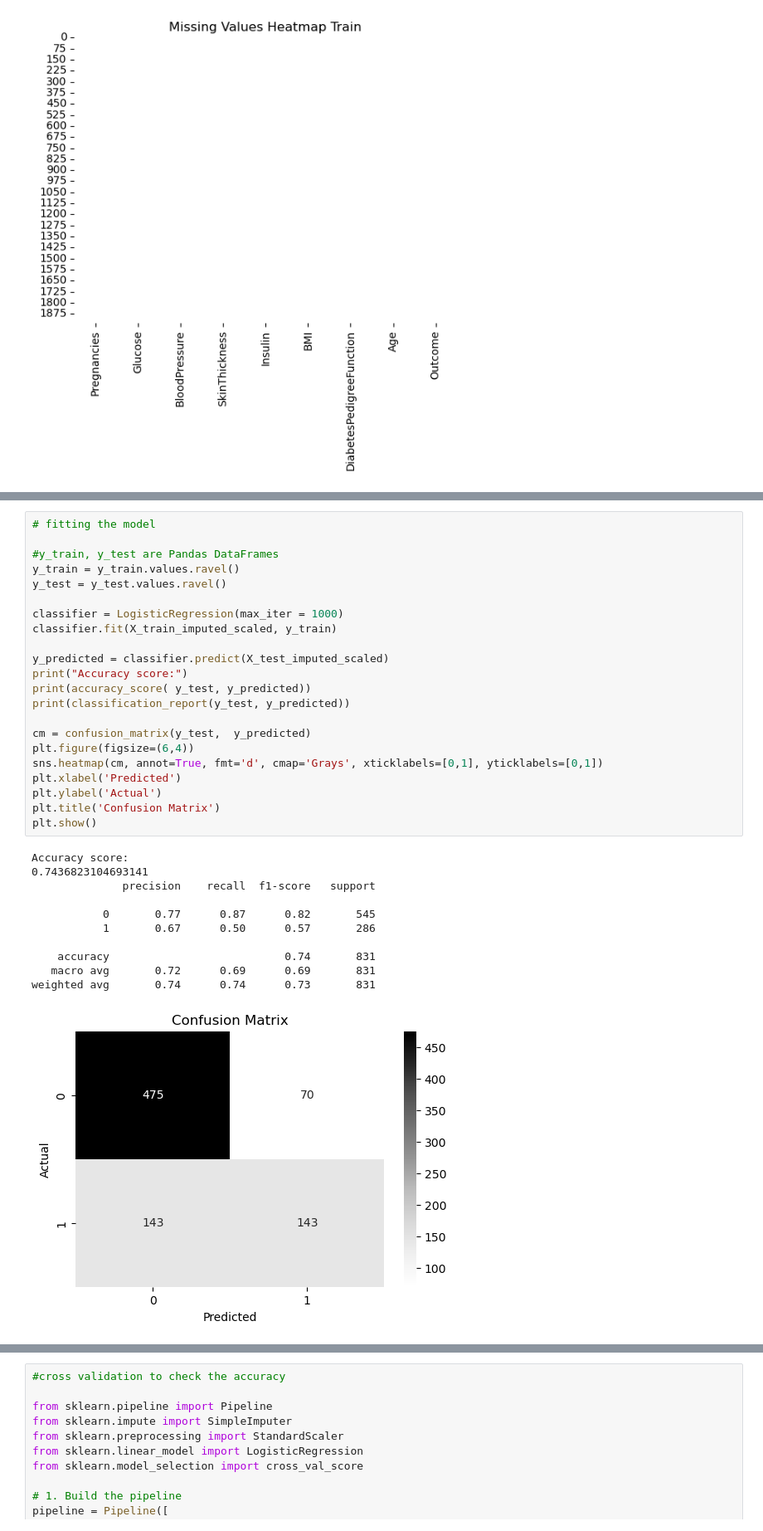
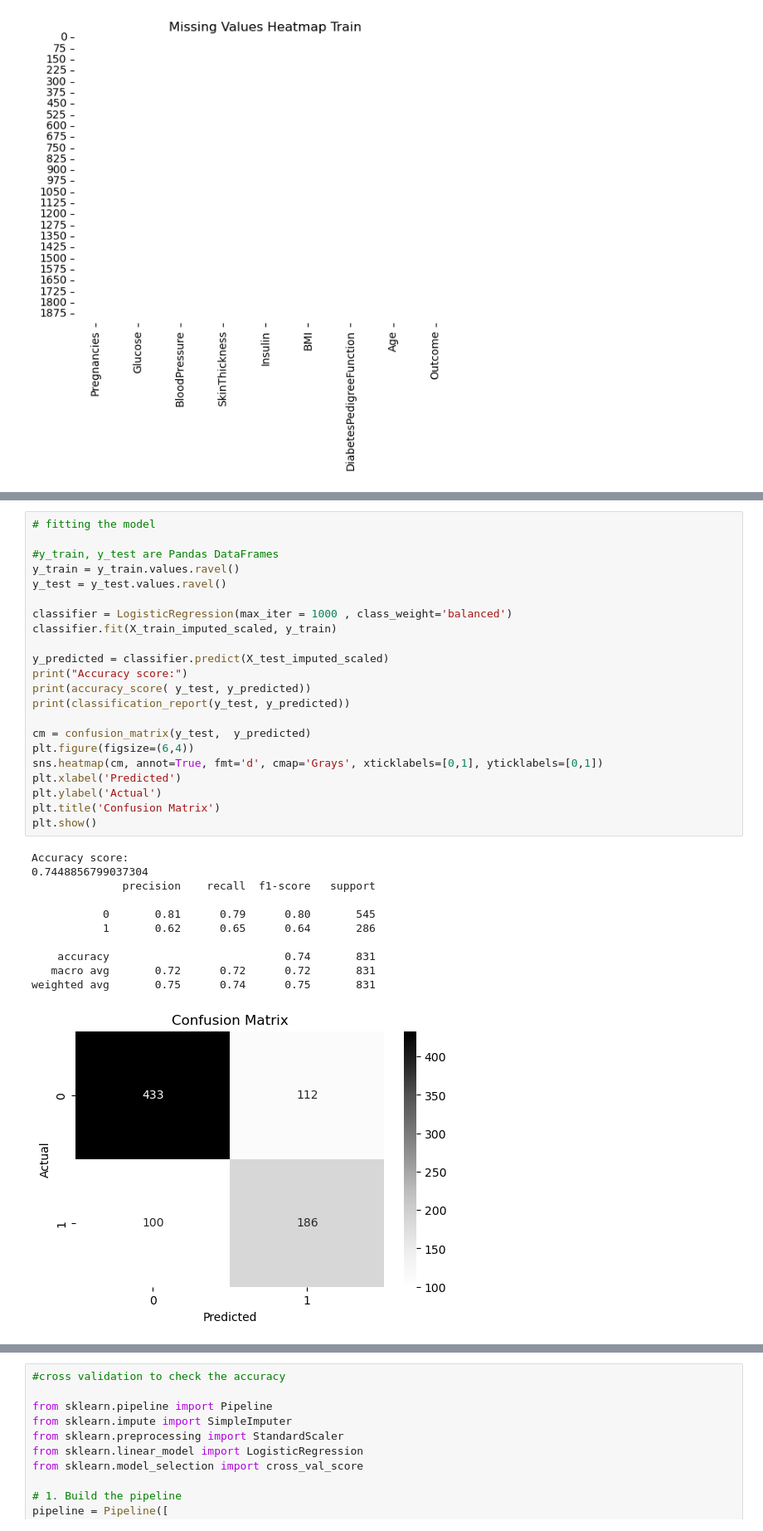
Before and after one commit to VenumiV/diabetes-predictor-ml-flask, a Jupyter notebook: notebooks/FC212039_Thusharangi/FC212039_LogisticRegression.ipynb, the cells around one changed output, grey strips where cells are left out. Shown at 83% size. Cells and saved outputs as stored; diff of their text form.

```diff
--- a/notebooks/FC212039_Thusharangi/FC212039_LogisticRegression.ipynb
+++ b/notebooks/FC212039_Thusharangi/FC212039_LogisticRegression.ipynb
@@ -124,34 +133,34 @@ Training set
 # %%
 # fitting the model
 
 #y_train, y_test are Pandas DataFrames
 y_train = y_train.values.ravel()
 y_test = y_test.values.ravel()
 
-classifier = LogisticRegression(max_iter = 1000)
+classifier = LogisticRegression(max_iter = 1000 , class_weight='balanced')
 classifier.fit(X_train_imputed_scaled, y_train)
 
 y_predicted = classifier.predict(X_test_imputed_scaled)
 print("Accuracy score:")
 print(accuracy_score( y_test, y_predicted))
 print(classification_report(y_test, y_predicted))
 
 cm = confusion_matrix(y_test,  y_predicted)
 plt.figure(figsize=(6,4))
 sns.heatmap(cm, annot=True, fmt='d', cmap='Grays', xticklabels=[0,1], yticklabels=[0,1])
 plt.xlabel('Predicted')
 plt.ylabel('Actual')
 plt.title('Confusion Matrix')
 plt.show()
 # %% [output]
 Accuracy score:
-0.7436823104693141
+0.7448856799037304
               precision    recall  f1-score   support
 
-           0       0.77      0.87      0.82       545
-           1       0.67      0.50      0.57       286
+           0       0.81      0.79      0.80       545
+           1       0.62      0.65      0.64       286
 
     accuracy                           0.74       831
-   macro avg       0.72      0.69      0.69       831
-weighted avg       0.74      0.74      0.73       831
+   macro avg       0.72      0.72      0.72       831
+weighted avg       0.75      0.74      0.75       831
-[figure, old version]
+[figure, new version]
```
Also changed, not shown: parts of 5 cells of this notebook, 1 other file.
